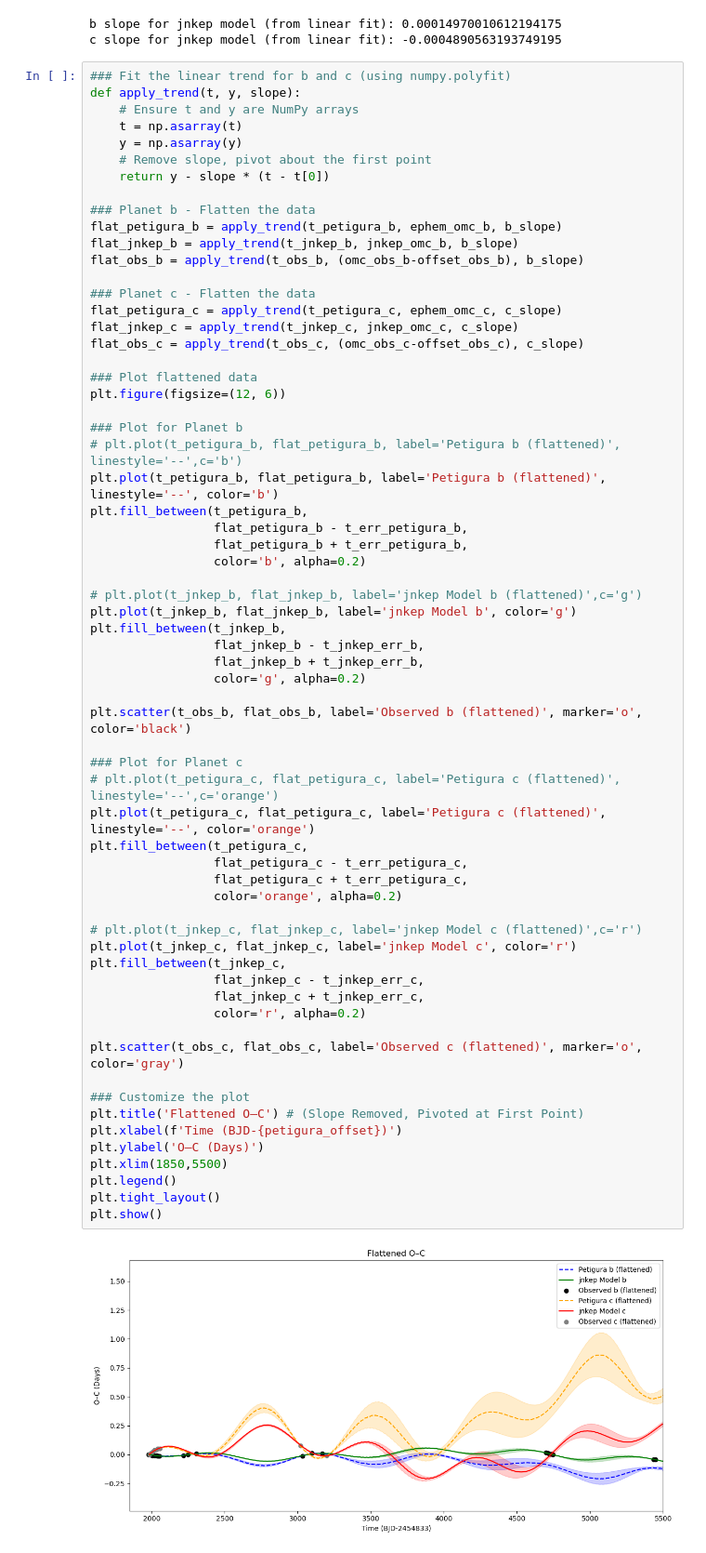
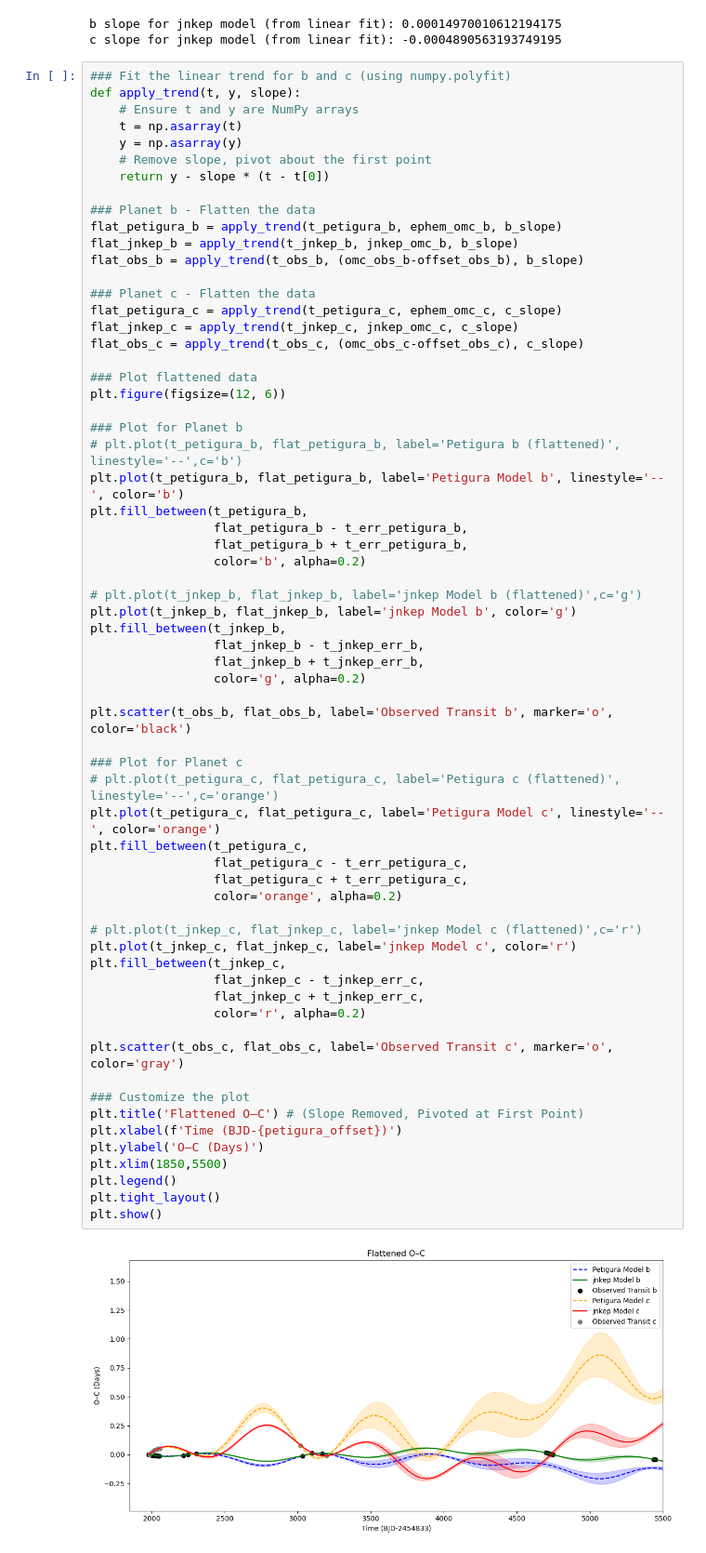
Before and after one commit to pentrican10/k2-19-project, a Jupyter notebook: 6_compare_models.ipynb, the cells around one changed output. Shown at 93% size. Drawn from its saved outputs; the diff is of its cells as text.

```diff
--- a/5_compare_models.ipynb
+++ b/6_compare_models.ipynb
@@ -273,7 +273,7 @@ plt.figure(figsize=(12, 6))
 
 ### Plot for Planet b
 # plt.plot(t_petigura_b, flat_petigura_b, label='Petigura b (flattened)', linestyle='--',c='b')
-plt.plot(t_petigura_b, flat_petigura_b, label='Petigura b (flattened)', linestyle='--', color='b')
+plt.plot(t_petigura_b, flat_petigura_b, label='Petigura Model b', linestyle='--', color='b')
 plt.fill_between(t_petigura_b,
                  flat_petigura_b - t_err_petigura_b,
                  flat_petigura_b + t_err_petigura_b,
@@ -284,37 +284,37 @@ plt.plot(t_jnkep_b, flat_jnkep_b, label='jnkep Model b', color='g')
 plt.fill_between(t_jnkep_b,
                  flat_jnkep_b - t_jnkep_err_b,
                  flat_jnkep_b + t_jnkep_err_b,
                  color='g', alpha=0.2)
 
-plt.scatter(t_obs_b, flat_obs_b, label='Observed b (flattened)', marker='o', color='black')
+plt.scatter(t_obs_b, flat_obs_b, label='Observed Transit b', marker='o', color='black')
 
 ### Plot for Planet c
 # plt.plot(t_petigura_c, flat_petigura_c, label='Petigura c (flattened)', linestyle='--',c='orange')
-plt.plot(t_petigura_c, flat_petigura_c, label='Petigura c (flattened)', linestyle='--', color='orange')
+plt.plot(t_petigura_c, flat_petigura_c, label='Petigura Model c', linestyle='--', color='orange')
 plt.fill_between(t_petigura_c,
                  flat_petigura_c - t_err_petigura_c,
                  flat_petigura_c + t_err_petigura_c,
                  color='orange', alpha=0.2)
 
 # plt.plot(t_jnkep_c, flat_jnkep_c, label='jnkep Model c (flattened)',c='r')
 plt.plot(t_jnkep_c, flat_jnkep_c, label='jnkep Model c', color='r')
 plt.fill_between(t_jnkep_c,
                  flat_jnkep_c - t_jnkep_err_c,
                  flat_jnkep_c + t_jnkep_err_c,
                  color='r', alpha=0.2)
 
-plt.scatter(t_obs_c, flat_obs_c, label='Observed c (flattened)', marker='o', color='gray')
+plt.scatter(t_obs_c, flat_obs_c, label='Observed Transit c', marker='o', color='gray')
 
 ### Customize the plot
 plt.title('Flattened O–C') # (Slope Removed, Pivoted at First Point)
 plt.xlabel(f'Time (BJD-{petigura_offset})')
 plt.ylabel('O–C (Days)')
 plt.xlim(1850,5500)
 plt.legend()
 plt.tight_layout()
 plt.show()
 # %% [output]
-[figure, old version]
+[figure, new version]
 # %%
 ### zoom into section [1980,3500]
 ### Plot flattened data
```
Also changed, not shown: parts of 2 cells of this notebook, 3 other files.
